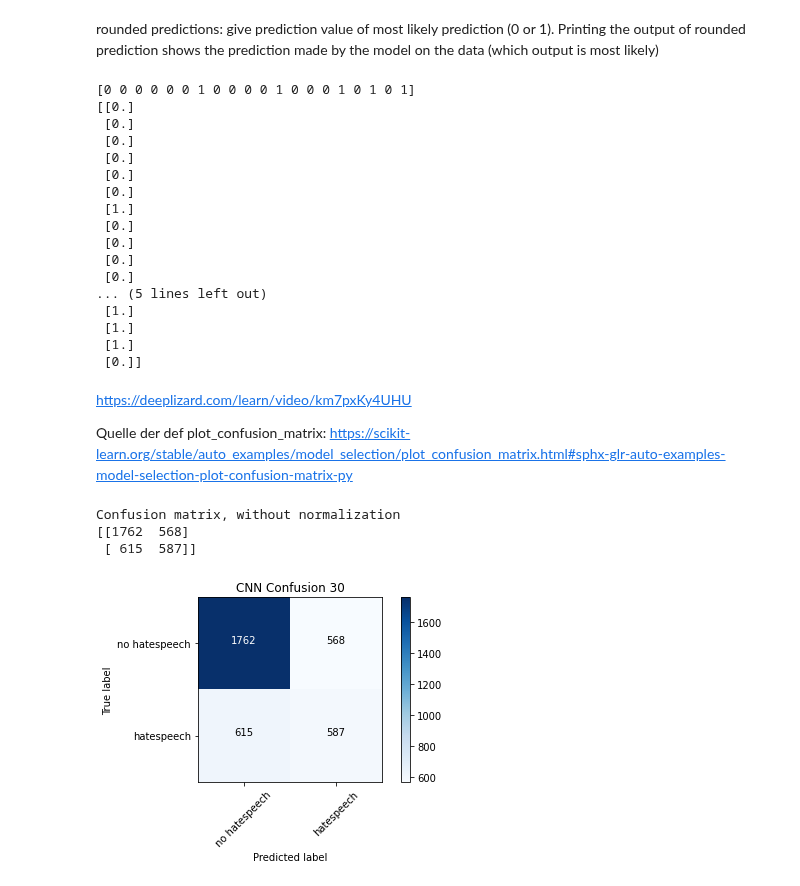
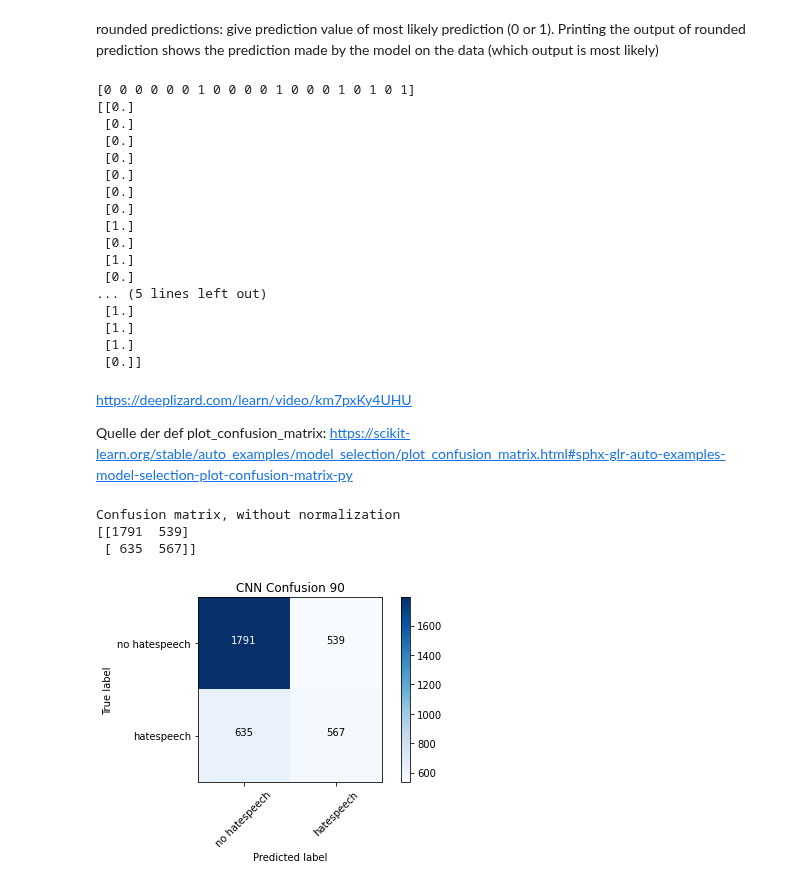
Before and after one commit to BiancaStadl/ProjektarbeitML, a Jupyter notebook: CNN_embedded.ipynb, the cells around one changed output. Cells and saved outputs as stored; diff of their text form; code cells hidden in the pictures.

```diff
--- a/CNN_embedded.ipynb
+++ b/CNN_embedded.ipynb
@@ -519,6 +519,6 @@ batch_size = 40
 validation_split=0.2
 # %%
 #Werte der Convolutional-Schichten variieren (Filter), Batch-Size variieren, kernel-size..
-CNN16052101.fit(nppadded_training, nptraining_labels, batch_size=batch_size, validation_split=validation_split, epochs=training_epochs, callbacks=[callbackForTB])
+CNN16052102.fit(nppadded_training, nptraining_labels, batch_size=batch_size, validation_split=validation_split, epochs=training_epochs, callbacks=[callbackForTB])
 # %% [output]
 Epoch 1/30
@@ -553,5 +553,5 @@ metrics_f1) = CNN16052101.evaluate(nppadded_testing, nptesting_labels, verbose=1
 make some predictions of test data and save it to variable. verbose=0 -> do not generate output
 Gute Quelle: https://deeplizard.com/learn/video/2f-NjDUvZIE
 # %%
-CNN_predictions07 = CNN16052101.predict(x=nppadded_testing)
+CNN_predictions02 = CNN16052102.predict(x=nppadded_testing)
 # %%
@@ -560,15 +560,15 @@ CNN_predictions07 = CNN16052101.predict(x=nppadded_testing)
 # %% [markdown]
 rounded predictions: give prediction value of most likely prediction (0 or 1). Printing the output of rounded prediction shows the prediction made by the model on the data (which output is most likely)
 # %%
-prediction_rounded01 = np.round(CNN_predictions07)
-#np.argmax(CNN_predictions07,axis=-1)
+prediction_rounded02 = np.round(CNN_predictions02)
+#np.argmax(CNN_predictions02,axis=-1)
 
-#for p in prediction_rounded01:
+#for p in prediction_rounded02:
  # print(p)
 
 
 print(nptesting_labels[500:520])
-print(prediction_rounded01[500:520])
+print(prediction_rounded02[500:520])
 # %% [output]
 [0 0 0 0 0 0 1 0 0 0 0 1 0 0 0 1 0 1 0 1]
 [[0.]
@@ -577,10 +577,10 @@ print(prediction_rounded01[500:520])
  [0.]
  [0.]
  [0.]
+ [0.]
  [1.]
  [0.]
- [0.]
- [0.]
+ [1.]
  [0.]
 ... (5 lines left out)
  [1.]
@@ -629,13 +629,13 @@ def plot_confusion_matrix(cm, classes,
     plt.ylabel('True label')
     plt.xlabel('Predicted label')
 # %%
-cm = confusion_matrix(y_true=nptesting_labels, y_pred=prediction_rounded01)
+cm = confusion_matrix(y_true=nptesting_labels, y_pred=prediction_rounded02)
 # %%
 plot_labels = ['no hatespeech','hatespeech']
 # %%
-plot_confusion_matrix(cm=cm, classes=plot_labels, title='CNN Confusion 30')
+plot_confusion_matrix(cm=cm, classes=plot_labels, title='CNN Confusion 90')
 # %% [output]
 Confusion matrix, without normalization
-[[1762  568]
- [ 615  587]]
+[[1791  539]
+ [ 635  567]]
-[figure, old version]
+[figure, new version]
```
Also changed, not shown: parts of 5 cells of this notebook.
